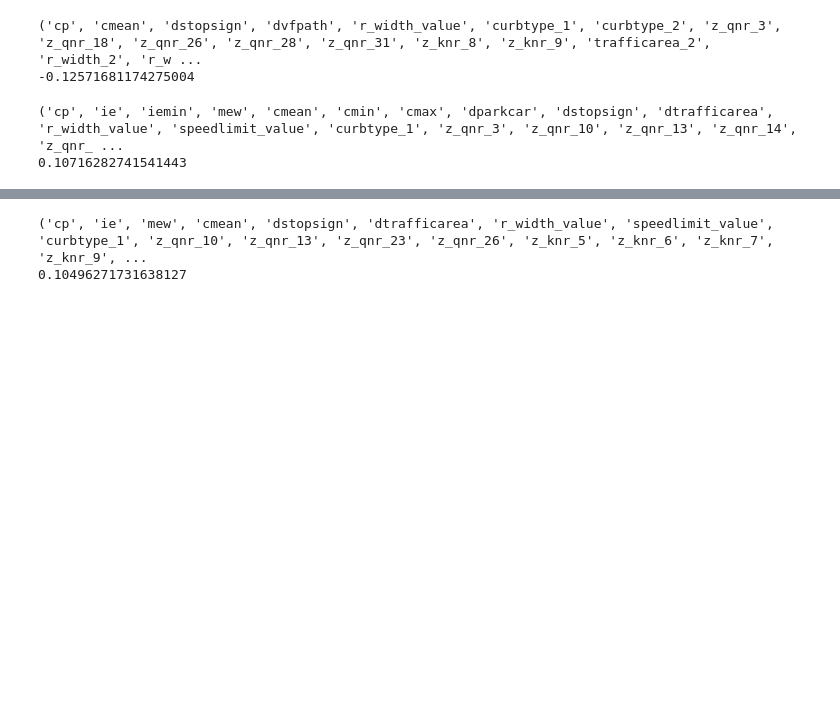
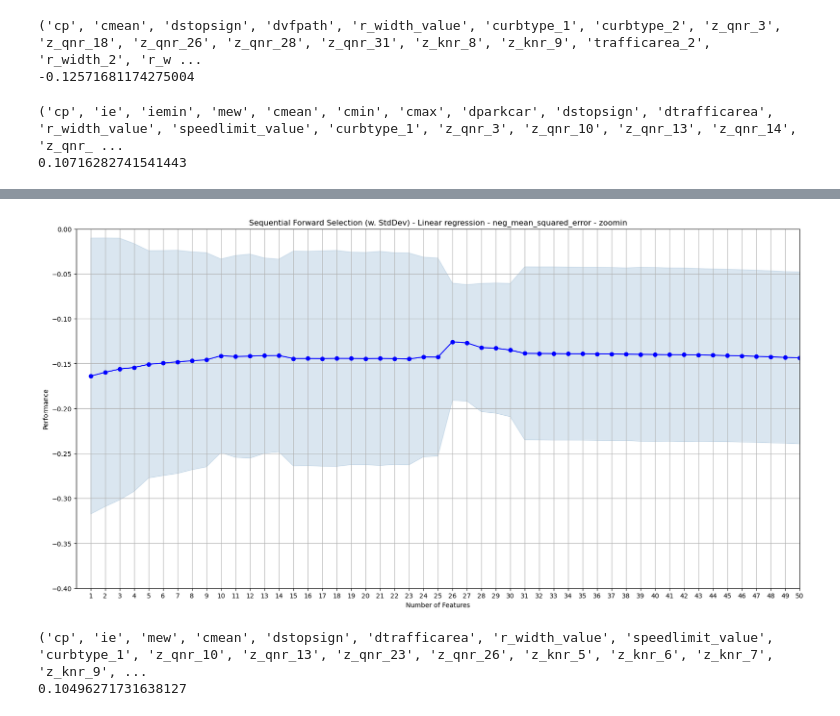
Before and after one commit to yeluH/MT_FI, a Jupyter notebook: Notebooks/0_Regression_presence_of_accident.ipynb, the cells around one changed output, grey strips where cells are left out. Cells and saved outputs as stored; diff of their text form; code cells hidden in the pictures; blank space fills up the shorter version.

```diff
--- a/Notebooks/0_Regression_presence_of_accident.ipynb
+++ b/Notebooks/0_Regression_presence_of_accident.ipynb
@@ -291,3 +338,14 @@ plt.show()
+# %%
+fig1 = plot_sfs(selected_features.get_metric_dict(), figsize = (20,10), kind='std_dev')
+
+plt.ylim([-0.4, 0])
+plt.xlim([0,50])
+plt.title('Sequential Forward Selection (w. StdDev) - Linear regression - neg_mean_squared_error - zoomin')
+plt.grid()
+# plt.figure(figsize = (15,10))
+plt.show()
+# %% [output]
+[figure, added]
 # %%
 # n = 25 linear regression
 print(selected_features.k_feature_names_)
```
Also changed, not shown: parts of 15 cells of this notebook.
